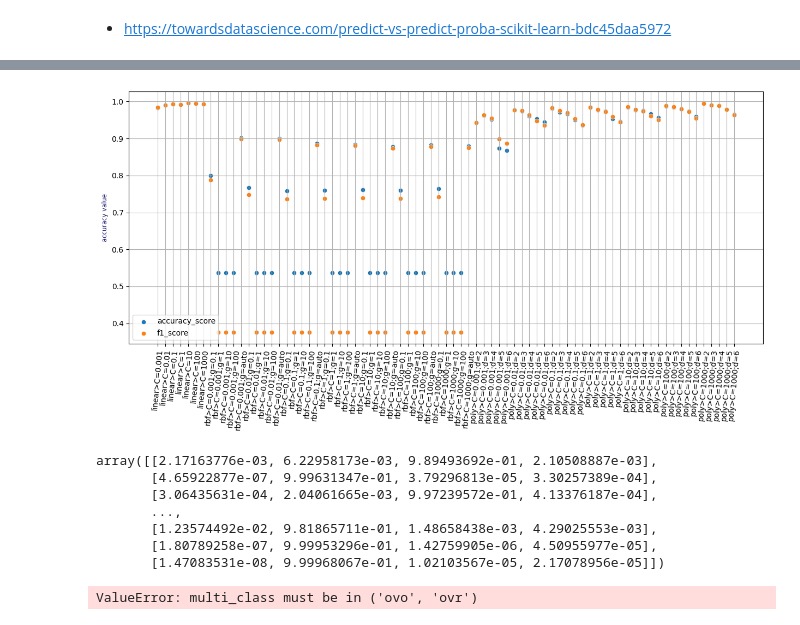
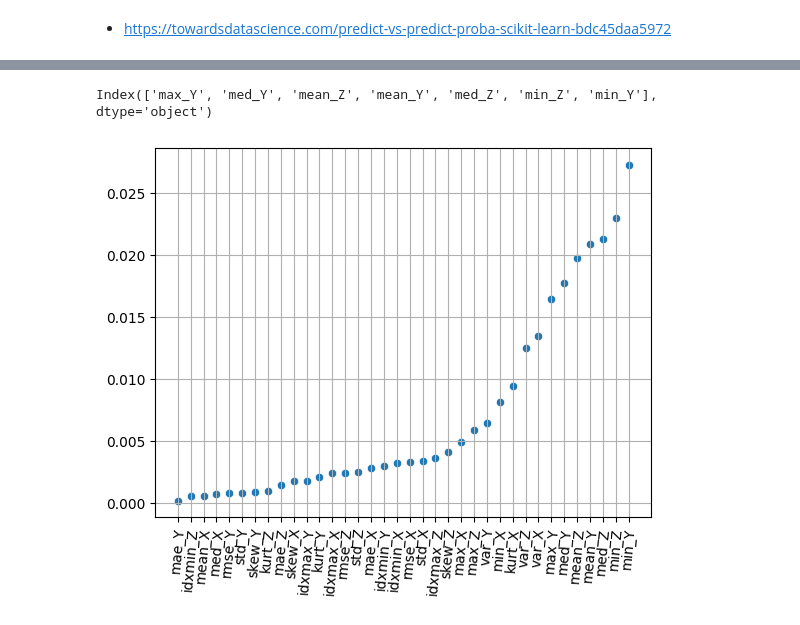
Before and after one commit to DenysTantsiura/datas, a Jupyter notebook: Hw_5/Hw5.1.ipynb, the cells around one changed output, grey strips where cells are left out. Drawn from its saved outputs; the diff is of its cells as text; code cells hidden in the pictures.

```diff
--- a/Hw_5/Hw5.1.ipynb
+++ b/Hw_5/Hw5.1.ipynb
@@ -50,19 +50,8 @@ def get_statistical_features(y: str, df: pd.DataFrame) -> pd.DataFrame:
     if y not in classification_human_activity:
         classification_human_activity[y] = len(classification_human_activity)
 
-    data = {
-            'activity': [classification_human_activity[y]],
-            # 'max_x': [max(df['accelerometer_X'])],  # [df['accelerometer_X'].describe().loc['max']],
-            # 'min_x': [min(df['accelerometer_X'])],  # [df['accelerometer_X'].describe().loc['min']],
-            # 'mean_x': [df['accelerometer_X'].mean(axis=0)],  # [df['accelerometer_X'].describe().loc['mean']],
-            # 'med_x': [df['accelerometer_X'].median(axis=0)],  # median
-            # 'std_x': [df['accelerometer_X'].std(axis=0)],  # Standard deviation !!= [df['accelerometer_Y'].describe().loc['std']],
-            # 'skew_x': [df['accelerometer_X'].skew(axis=0)],  # skewness
-            # 'kurt_x': [df['accelerometer_X'].skew(axis=0)],  # kurtosis
-            # 'var_x': [df['accelerometer_X'].var(axis=0)],  # variance
-            # 'idxmax_x': [df['accelerometer_X'].idxmax(axis=0)],  # index of first occurrence of maximum over requested axis
-            # 'idxmin_x': [df['accelerometer_X'].idxmin(axis=0)],  # index of first occurrence of minimum over requested axis
-            }
+    data = {'activity': [classification_human_activity[y]]}
+
     [data.update({
                   f'max_{col[-1]}':[max(df[col])],
                   f'min_{col[-1]}':[min(df[col])],
@@ -74,8 +63,6 @@ def get_statistical_features(y: str, df: pd.DataFrame) -> pd.DataFrame:
                   f'var_{col[-1]}':[df[col].var(axis=0)],  # variance
                   f'idxmax_{col[-1]}':[df[col].idxmax(axis=0)],  # index of first occurrence of maximum over requested axis
                   f'idxmin_{col[-1]}':[df[col].idxmin(axis=0)],  # index of first occurrence of minimum over requested axis
-                #   f'rmse_{col[-1]}':[mean_squared_error(df[col], np.array([df[col].mean(axis=0) for _ in range(df.shape[0])]), squared=False)],  # Root Mean Square Error
-                #   f'mae_{col[-1]}':[mean_absolute_error(df[col], np.array([df[col].mean(axis=0) for _ in range(df.shape[0])]))],  # mean absolute error
                   })
         for col in df.columns]
 
@@ -84,6 +71,7 @@ def get_statistical_features(y: str, df: pd.DataFrame) -> pd.DataFrame:
                   f'mae_{col[-1]}':[mean_absolute_error(df[col], [data[f'mean_{col[-1]}'] for __ in range(df.shape[0])])],  # mean absolute error
                   })
         for col in df.columns]
+
     df_f = pd.DataFrame(data)
 
     return df_f
@@ -153,3 +138,6 @@ y = df.iloc[:, 0]
+# %%
+X = df.iloc[:, 1:]
+y = df.iloc[:, 0]
 # %% [markdown]
 - https://scikit-learn.org/stable/modules/generated/sklearn.model_selection.train_test_split.html
 # %% [markdown]
@@ -212,0 +343,2 @@ valid_results = pd.DataFrame(valid_results).T
+# %%
+best_model = models_svc_linear.get('linear>C=1')
@@ -213,11 +375,17 @@ valid_results = pd.DataFrame(valid_results).T
+# %%
+data = pd.DataFrame(best_model.coef_)
+data.columns = X.columns
+data = data.abs()
+data = data.iloc[-1].sort_values()
+biggest = data[data.values >= 0.5*data.max()].index
+biggest
+# %% [output]
+Index(['max_Y', 'med_Y', 'mean_Z', 'mean_Y', 'med_Z', 'min_Z', 'min_Y'], dtype='object')
 # %%
-plt.figure(figsize=(15,6))
-ax = sns.scatterplot(x=valid_results.index, y=0, data=valid_results, label='accuracy_score')
-ax = sns.scatterplot(x=valid_results.index, y=1, data=valid_results, label='f1_score')
+plt.figure()
+sns.scatterplot(x=data.index, y=data.values, data=data)
 plt.xticks(rotation=85)
-plt.ylabel('accuracy value', fontsize='small', color='midnightblue')
 plt.grid()
-ax.legend()
 plt.show()
 # %% [output]
-[figure, old version]
+[figure, new version]
@@ -227,14 +391,0 @@ y_valid_pred = svc_linear.predict_proba(X_valid)  # y_valid_pred = svc_linear.pr
-# %%
-y_valid_pred
-# %% [output]
-array([[2.17163776e-03, 6.22958173e-03, 9.89493692e-01, 2.10508887e-03],
-       [4.65922877e-07, 9.99631347e-01, 3.79296813e-05, 3.30257389e-04],
-       [3.06435631e-04, 2.04061665e-03, 9.97239572e-01, 4.13376187e-04],
-       ...,
-       [1.23574492e-02, 9.81865711e-01, 1.48658438e-03, 4.29025553e-03],
-       [1.80789258e-07, 9.99953296e-01, 1.42759905e-06, 4.50955977e-05],
-       [1.47083531e-08, 9.99968067e-01, 1.02103567e-05, 2.17078956e-05]])
-# %%
-roc_auc_score(y_valid, pd.DataFrame(y_valid_pred).idxmax(1).values)  # y_valid_pred
-# %% [output]
-ValueError: multi_class must be in ('ovo', 'ovr')
```
Also changed, not shown: parts of 35 cells of this notebook, 5 other files.
